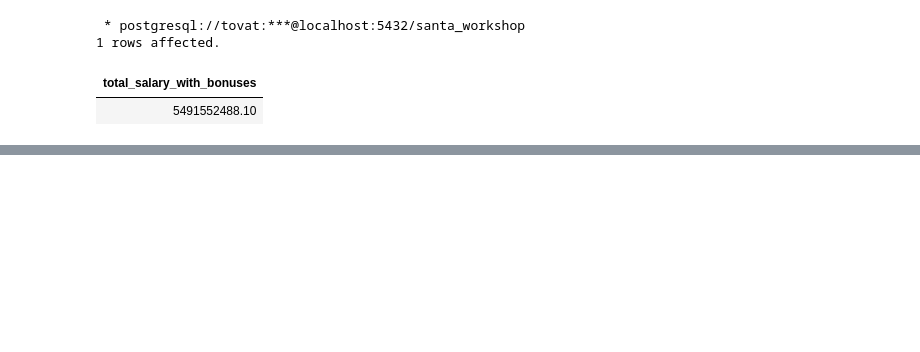
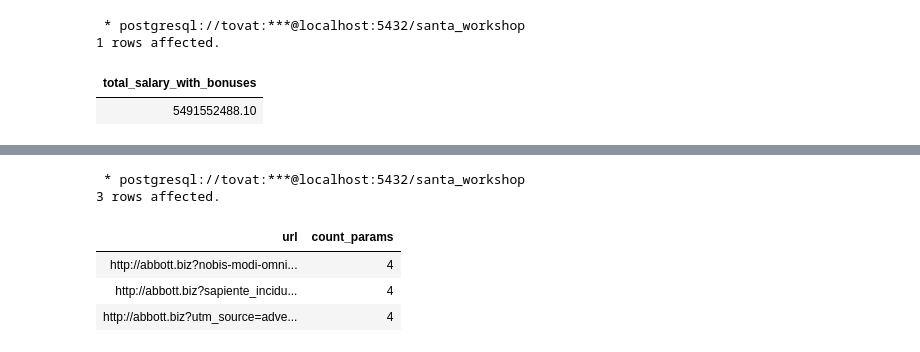
Before and after one commit to tovat/SQL-Advent-Calendars, a Jupyter notebook: advent-of-sql.ipynb, the cells around one changed output, grey strips where cells are left out. Cells and saved outputs as stored; diff of their text form; code cells hidden in the pictures; blank space fills up the shorter version.

```diff
--- a/advent-of-sql.ipynb
+++ b/advent-of-sql.ipynb
@@ -663,0 +698,27 @@ FROM calcs
+# %%
+%%sql
+
+WITH parsed_data AS (
+    SELECT
+        url,
+        json_object_agg(
+            SPLIT_PART(param, '=', 1),
+            SPLIT_PART(param, '=', 2)
+        ) AS query_parameters,
+        COUNT(param) AS count_params
+    FROM web_requests,
+         unnest(string_to_array(SPLIT_PART(url, '?', 2), '&')) param
+    WHERE url LIKE '%utm_source=advent-of-sql%'
+    GROUP BY url
+)
+SELECT url, count_params
+FROM parsed_data
+ORDER BY count_params DESC, url ASC
+LIMIT 3;
+# %% [output]
+ * postgresql://tovat:***@localhost:5432/santa_workshop
+3 rows affected.
+| url | count_params |
+| http://abbott.biz?nobis-modi-omni... | 4 |
+| http://abbott.biz?sapiente_incidu... | 4 |
+| http://abbott.biz?utm_source=adve... | 4 |
```
Also changed, not shown: parts of 9 cells of this notebook.
